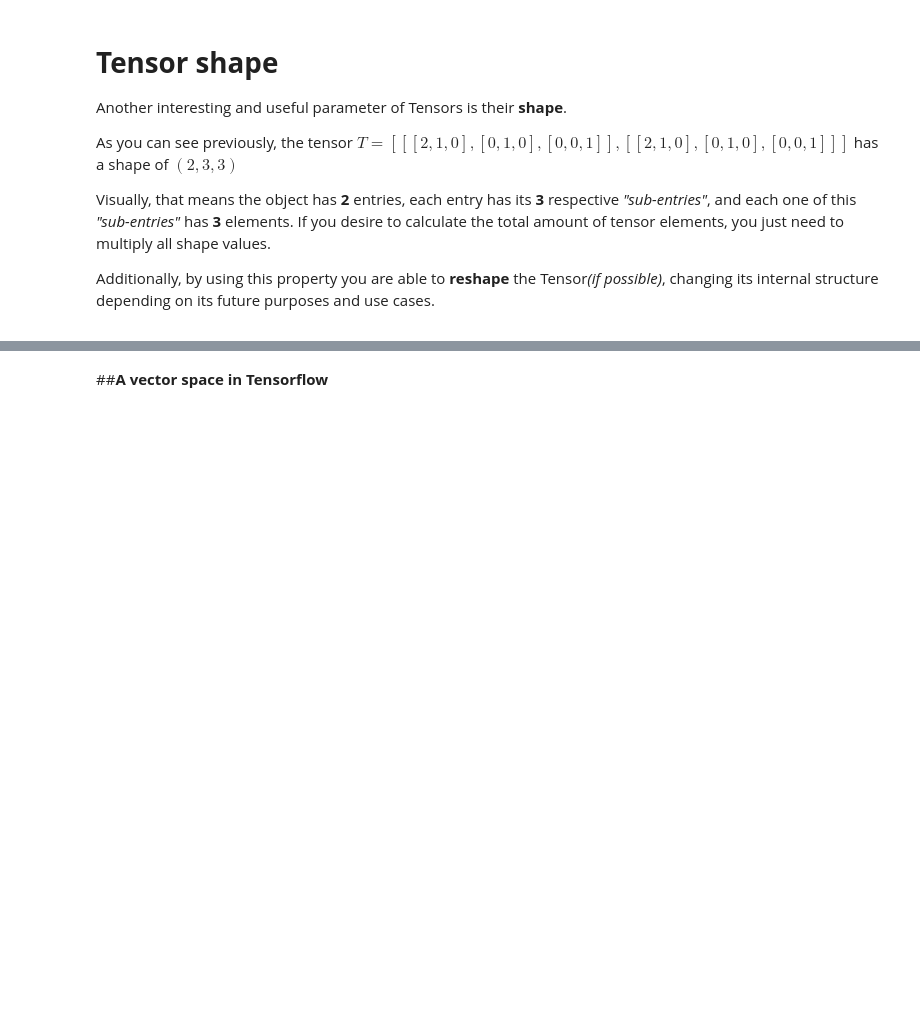
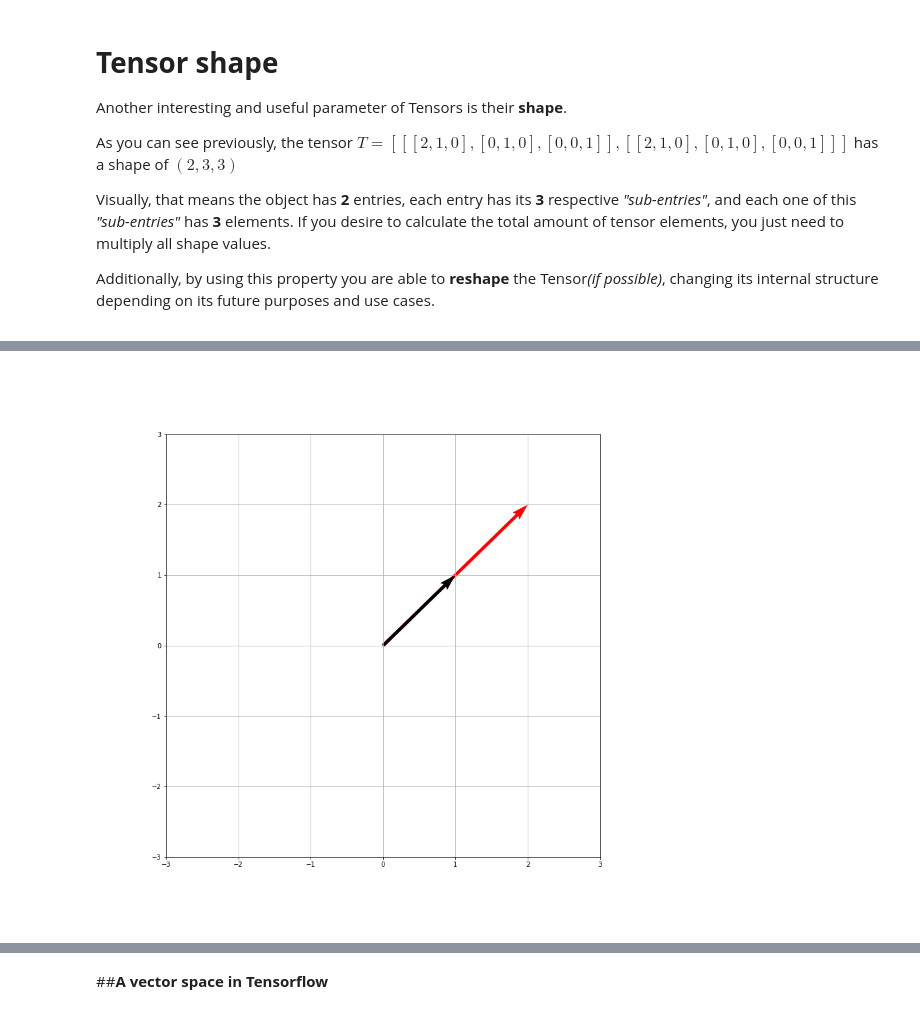
Before and after one commit to cardstdani/linalg, a Jupyter notebook: TF_Linalg.ipynb, the cells around one changed output, grey strips where cells are left out. Saved outputs shown, nothing was run; the diff lists cells and outputs as text; code cells hidden in the pictures; blank space fills up the shorter version.

```diff
--- a/TF_Linalg.ipynb
+++ b/TF_Linalg.ipynb
@@ -328,0 +344,22 @@ Additionally, by using this property you are able to <b>reshape</b> the Tensor<i
+# %%
+#@title `Show/Hide code` { run: "auto" }
+
+vectorValue = "[1, 1]" #@param {type:"string"}
+scalarValue = "2" #@param {type:"string"}
+color = "000000" #@param {type:"string"}
+
+t = tf.constant(eval(vectorValue))
+
+fig = plt.figure(figsize=(12, 12))
+plt.quiver(0, 0, t[0], t[1], angles='xy', scale_units='xy', scale=1, color="#"+color)
+
+t = tf.math.scalar_mul(int(scalarValue), t)
+plt.quiver(0, 0, t[0], t[1], angles='xy', scale_units='xy', scale=1, color="#ff0000", zorder=0)
+
+l = np.max(t)+1
+plt.xlim([-l, l])
+plt.ylim([-l, l])
+plt.grid()
+plt.show()
+# %% [output]
+[figure, added]
```
Also changed, not shown: parts of 6 cells of this notebook.
